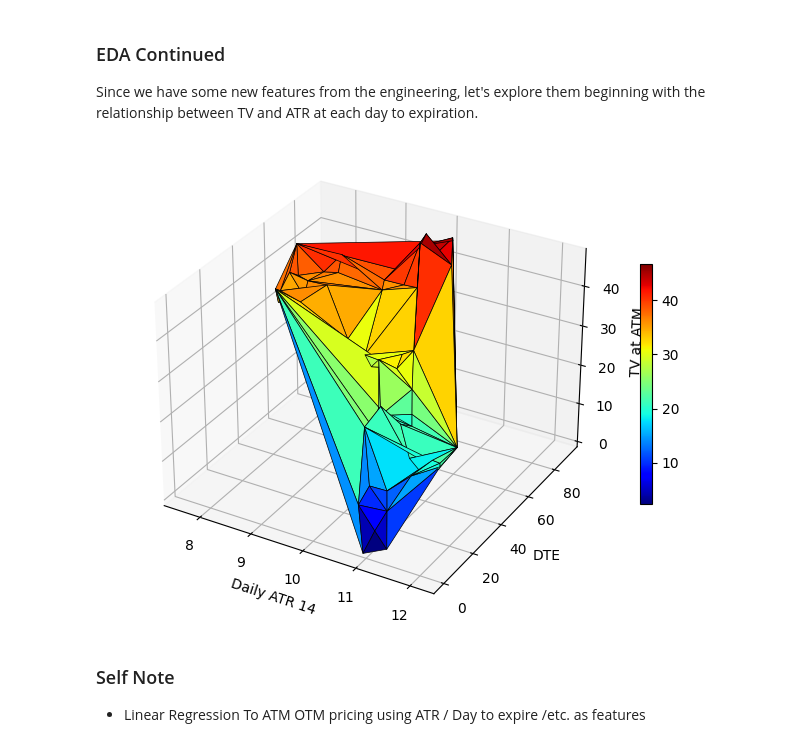
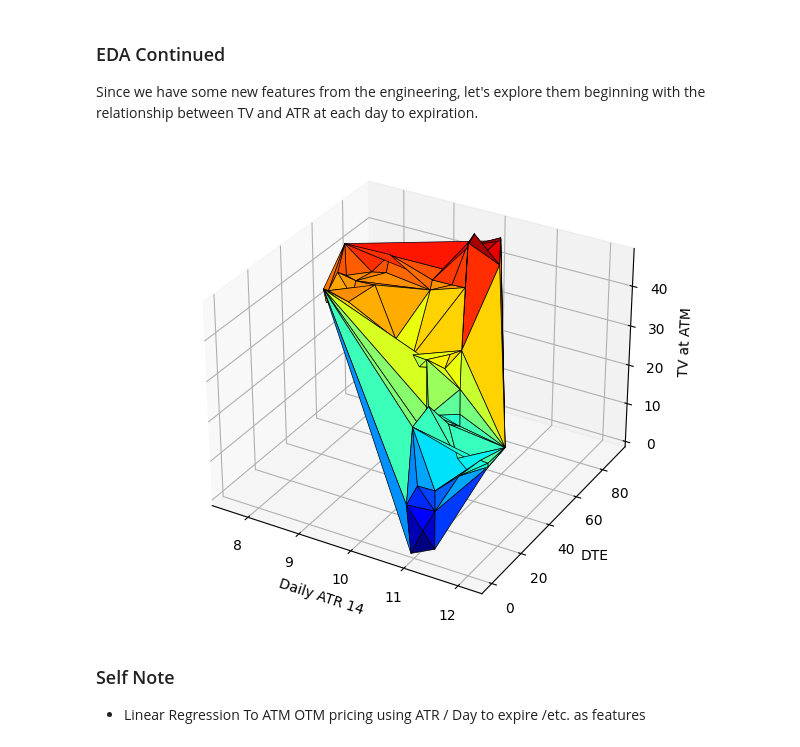
Before and after one commit to soi130/options_analysis, a Jupyter notebook: options_analytics.ipynb, the cells around one changed output. Saved outputs shown, nothing was run; the diff lists cells and outputs as text; code cells hidden in the pictures.

Commit message:
interactive 3d plot

```diff
--- a/options_analytics.ipynb
+++ b/options_analytics.ipynb
@@ -528,23 +528,35 @@ ready_df.dropna(inplace=True)
 # %%
 %matplotlib widget
 # use this widget for interactive 3d plot
 from mpl_toolkits.mplot3d import Axes3D # use this module for interactive 3d plot
 
-
+sym_list = ready_df.Series.unique()
 sym = 'U21'
 
 fig = plt.figure()
 # ax = fig.gca(projection='3d')# GCA = get current axes : this line is for static plot
 ax = Axes3D(fig) # use this ax for interactive 3d plot
-surf = ax.plot_trisurf(ready_df.loc[ready_df['Series']==sym, 'atr'],ready_df.loc[ready_df['Series']==sym, 'dte'],ready_df.loc[ready_df['Series']==sym, 'atm_tv'],
+ax.plot_trisurf(ready_df.loc[ready_df['Series']==sym, 'atr'],ready_df.loc[ready_df['Series']==sym, 'dte'],ready_df.loc[ready_df['Series']==sym, 'atm_tv'],
                         cmap=plt.cm.jet,edgecolor='black',linewidth=0.5)
 ax.set_title('{} ATM Time Value by 1D ATR14 and Day to expiration'.format(sym))
 ax.set_xlabel('Daily ATR 14')
 ax.set_ylabel('DTE')
 ax.set_zlabel('TV at ATM')
 plt. tight_layout()
-fig.colorbar(surf, shrink=0.5)
+#fig.colorbar(surf, shrink=0.5)
+
+#####
+# ax = fig.gca(projection='3d')# GCA = get current axes : this line is for static plot
+ax = Axes3D(fig) # use this ax for interactive 3d plot
+ax.plot_trisurf(ready_df.loc[ready_df['Series']==sym, 'atr'],ready_df.loc[ready_df['Series']==sym, 'dte'],ready_df.loc[ready_df['Series']==sym, 'atm_tv'],
+                        cmap=plt.cm.jet,edgecolor='black',linewidth=0.5)
+ax.set_title('{} ATM Time Value by 1D ATR14 and Day to expiration'.format(sym))
+ax.set_xlabel('Daily ATR 14')
+ax.set_ylabel('DTE')
+ax.set_zlabel('TV at ATM')
+plt. tight_layout()
+#fig.colorbar(surf, shrink=0.5)
 
 plt.show()
 # %% [output]
-[figure, old version]
+[figure, new version]
```
Also changed, not shown: parts of 2 cells of this notebook.
